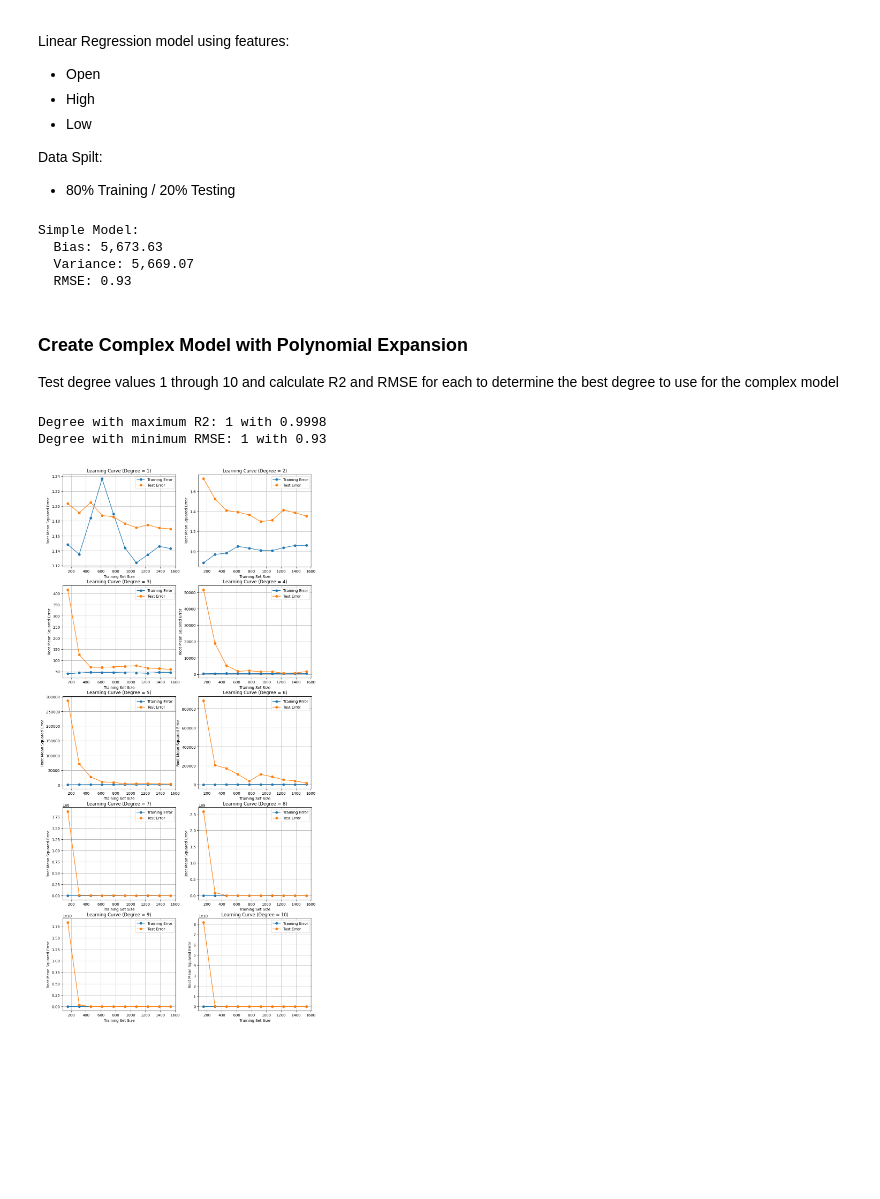
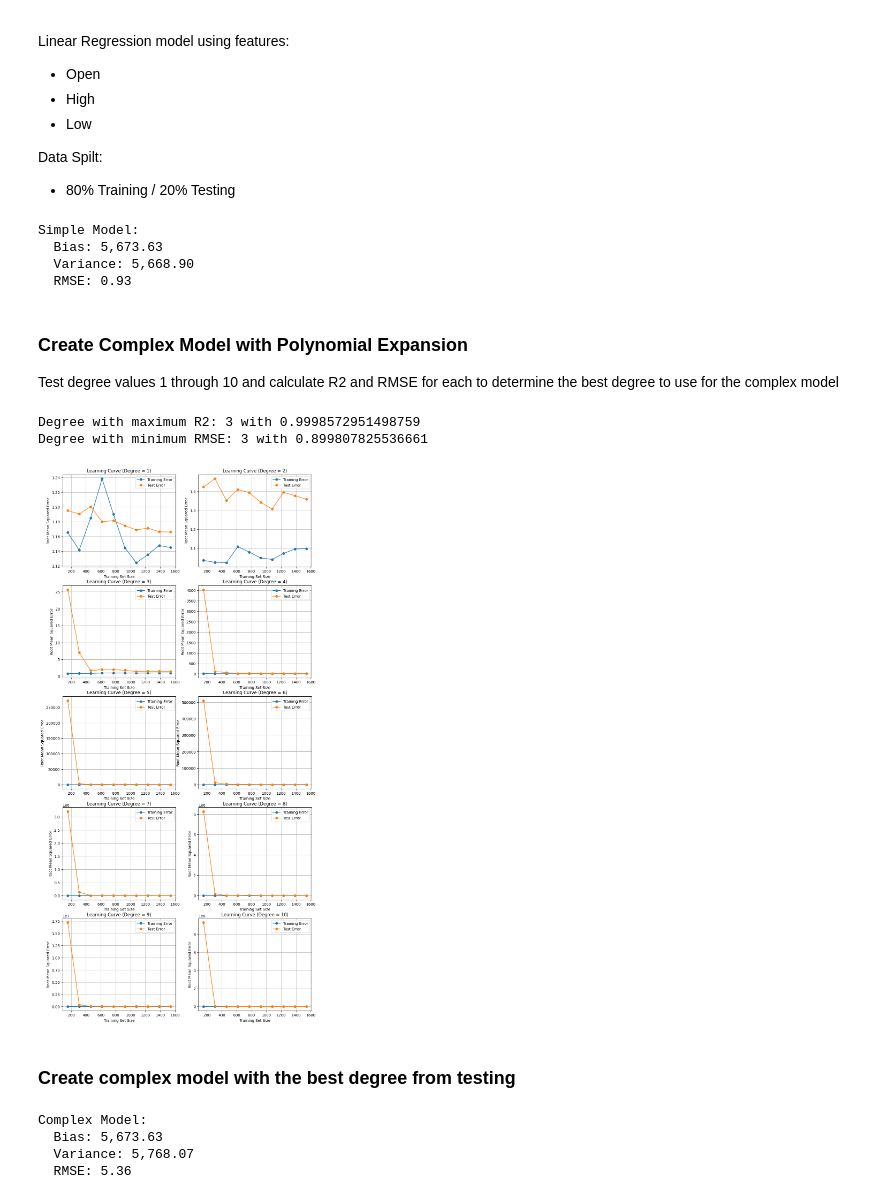
Before and after one commit to shannaw04/ml-stock-predictor, a Jupyter notebook: stock-predictor.ipynb, the cells around one changed output. Saved outputs shown, nothing was run; the diff lists cells and outputs as text; code cells hidden in the pictures; blank space fills up the shorter version.

```diff
--- a/stock-predictor.ipynb
+++ b/stock-predictor.ipynb
@@ -36,7 +36,7 @@ stock_data = stock_data.dropna().reset_index(drop = True)
 stock_data.head()
 
 
-features = ["Open", "High", "Low", "Volume"]
+features = ["Open", "High", "Low"]
 
 y = stock_data['Close']
 X = stock_data[features]
@@ -72,7 +72,7 @@ print(f"Simple Model:\n  Bias: {simple_bias:,.2f}\n  Variance: {simple_variance:
 # %% [output]
 Simple Model:
   Bias: 5,673.63
-  Variance: 5,669.07
+  Variance: 5,668.90
   RMSE: 0.93
 # %% [markdown]
 ### Create Complex Model with Polynomial Expansion
@@ -111,41 +111,70 @@ for degree in range(1, 11):
     # set row and column for the subplot
     if (degree-1) % 2 == 0:
         r+=1
     c = (degree-1) % 2
 
     # Plot learning curves
     axes[r,c].plot(train_sizes, train_errors, label='Training Error', marker='o')
     axes[r,c].plot(train_sizes, test_errors, label='Test Error', marker='o')
     axes[r,c].set_title(f'Learning Curve (Degree = {degree})')
     axes[r,c].set_xlabel('Training Set Size')
     axes[r,c].set_ylabel('Root Mean Squared Error')
     axes[r,c].legend()
     axes[r,c].grid(True)
 
 
     # Fit the model and predict
     poly_model.fit(X_train_poly, y_train)
-    complex_test_predictions = poly_model.predict(X_test_poly)
+    poly_test_predictions = poly_model.predict(X_test_poly)
 
     # Calculate the mean of the predictions (expected prediction)
-    complex_mean_prediction = np.mean(complex_test_predictions)
+    poly_mean_prediction = np.mean(poly_test_predictions)
 
     # Calculate bias
-    complex_bias = np.mean((y_test - complex_mean_prediction) ** 2)
+    poly_bias = np.mean((y_test - poly_mean_prediction) ** 2)
 
     # Calculate variance
-    complex_variance = np.mean((complex_test_predictions - complex_mean_prediction) ** 2)
+    poly_variance = np.mean((poly_test_predictions - poly_mean_prediction) ** 2)
 
     # Calculate the Root Mean Squared Error (MSE) on the Test set
-    rmse_results[degree - 1] = root_mean_squared_error(y_test, complex_test_predictions)
-    r2_results[degree - 1] = r2_score(y_test, complex_test_predictions)
+    rmse_results[degree - 1] = root_mean_squared_error(y_test, poly_test_predictions)
+    r2_results[degree - 1] = r2_score(y_test, poly_test_predictions)
 
 # Want to minimize errors and maximize R2
 max_r2 = max(r2_results)
 min_rmse = min(rmse_results)
-print(f"\nDegree with maximum R2: {r2_results.index(max_r2) + 1} with {max_r2:,.4f}")
-print(f"Degree with minimum RMSE: {rmse_results.index(min_rmse) + 1} with {min_rmse:,.2f}")
+print(f"\nDegree with maximum R2: {r2_results.index(max_r2) + 1} with {max_r2}")
+print(f"Degree with minimum RMSE: {rmse_results.index(min_rmse) + 1} with {min_rmse}")
 # %% [output]
-Degree with maximum R2: 1 with 0.9998
-Degree with minimum RMSE: 1 with 0.93
+Degree with maximum R2: 3 with 0.9998572951498759
+Degree with minimum RMSE: 3 with 0.899807825536661
-[figure, old version]
+[figure, new version]
+# %% [markdown]
+### Create complex model with the best degree from testing
+# %%
+degree = rmse_results.index(min_rmse) + 1
+
+# Complex Model: Using the features with Polynomial Expansion
+poly = PolynomialFeatures(degree=degree)
+
+complex_X_train = poly.fit_transform(X_train)
+complex_X_test = poly.transform(X_test)
+
+complex_model = LinearRegression()
+complex_model.fit(X_train_poly, y_train)
+complex_test_predictions = complex_model.predict(X_test_poly)
+
+# Calculate the mean of the predictions (expected prediction)
+complex_mean_prediction = np.mean(complex_test_predictions)
+
+# Calculate bias, variance, and Root Mean Squared Error (RMSE) on the test set
+complex_bias = np.mean((y_test - complex_mean_prediction) ** 2)
+complex_variance = np.mean((complex_test_predictions - complex_mean_prediction) ** 2)
+complex_rmse = root_mean_squared_error(y_test, complex_test_predictions)
+
+print(f"Complex Model:\n  Bias: {complex_bias:,.2f}\n  Variance: {complex_variance:,.2f}\n  RMSE: {complex_rmse:,.2f}")
+# %% [output]
+Complex Model:
+  Bias: 5,673.63
+  Variance: 5,768.07
+  RMSE: 5.36
```
Also changed, not shown: parts of 2 cells of this notebook.
